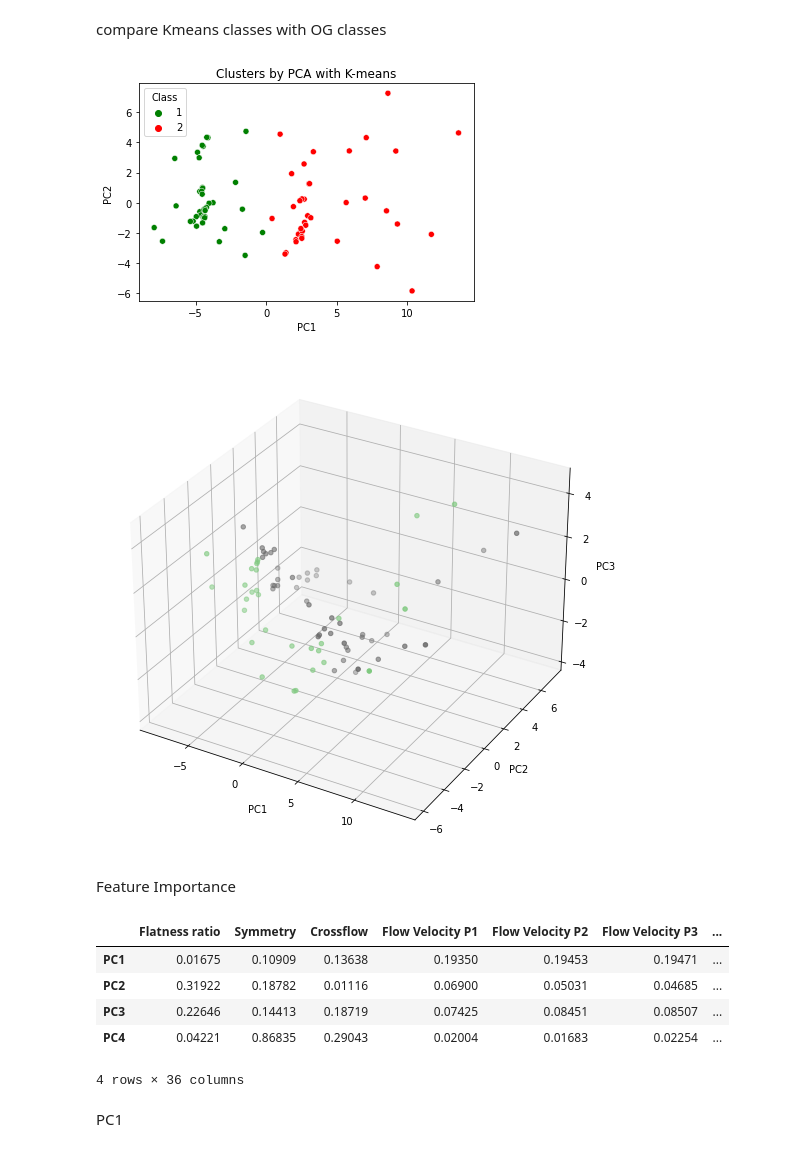
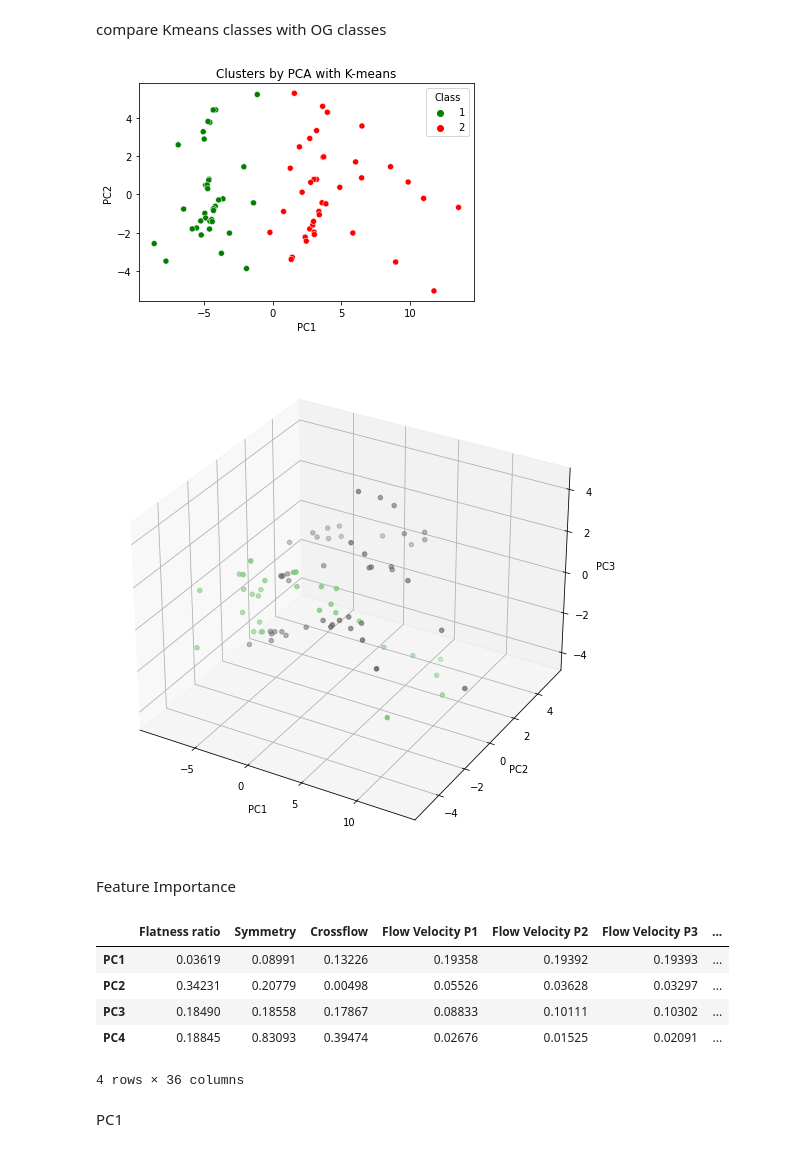
Before and after one commit to goldslime123/csc3005-DA, a Jupyter notebook: MeterA.ipynb, the cells around one changed output. Drawn from its saved outputs; the diff is of its cells as text; code cells hidden in the pictures.

```diff
--- a/MeterA.ipynb
+++ b/MeterA.ipynb
@@ -14,7 +14,7 @@ import seaborn as sns
 # %% [markdown]
 2. import dataset
 # %%
-raw_data = pd.read_csv('dataset/Meter A', sep='\t', header=None)
+raw_data = pd.read_csv('dataset\Meter A', sep='\t', header=None)
 #assigning the columns
 raw_data.columns = ['Flatness ratio', 'Symmetry', 'Crossflow',
             'Flow Velocity P1','Flow Velocity P2','Flow Velocity P3','Flow Velocity P4',
@@ -94,5 +106,6 @@ dtype: bool
 # %%
 raw_data = raw_data[(np.abs(stats.zscore(raw_data)) < 3).all(axis=1)]
 data_no_outlier = raw_data # rename data
-print(data_no_outlier.shape)
+data_no_outlier = data_no_outlier.reset_index(drop=True)
+data_no_outlier
 # %% [output]
@@ -158,7 +183,7 @@ The following are the outliers in the boxplot:
 Name: Speed of Sound P1, dtype: float64
 (83, 37)
 # %%
-data_no_outlier.drop(data_no_outlier.index[[19,20,21,68,70,71]],inplace=True)
+data_no_outlier.drop(data_no_outlier.index[[17,18,29,65,66,67]],inplace=True)
 data_no_outlier = data_no_outlier.reset_index(drop=True)
 
 val_2 = data_no_outlier['Speed of Sound P1']
@@ -342,13 +356,13 @@ compare Kmeans classes with OG classes
 # %%
 df_segm_pca_kmeans['Class']=df_segm_pca_kmeans['K-means'].map({0:1,1:2,2:3})
 
-x_axis= df_segm_pca_kmeans['PC1']
-y_axis= df_segm_pca_kmeans['PC2']
-sns.scatterplot(x_axis,y_axis,hue=df_segm_pca_kmeans['Class'],palette=['g','r'])
+x= df_segm_pca_kmeans['PC1']
+y= df_segm_pca_kmeans['PC2']
+sns.scatterplot(x,y,hue=df_segm_pca_kmeans['Class'],palette=['g','r'])
 plt.title('Clusters by PCA with K-means')
 plt.show()
 # %% [output]
-[figure, old version]
+[figure, new version]
 # %%
 fig = plt.figure(figsize=(12,9)).gca(projection='3d')
 fig.scatter(df_segm_pca_kmeans['PC1'],df_segm_pca_kmeans['PC2']
@@ -358,7 +372,7 @@ fig.set_ylabel('PC2')
 fig.set_zlabel('PC3')
 _ = plt.show()
 # %% [output]
-[figure, old version]
+[figure, new version]
 # %% [markdown]
 Feature Importance
 # %%
@@ -368,10 +382,10 @@ pd.set_option('display.float_format', lambda x: '%.5f' % x)
 df_pca
 # %% [output]
 |  | Flatness ratio | Symmetry | Crossflow | Flow Velocity P1 | Flow Velocity P2 | Flow Velocity P3 | ... |
-| PC1 | 0.01675 | 0.10909 | 0.13638 | 0.19350 | 0.19453 | 0.19471 | ... |
-| PC2 | 0.31922 | 0.18782 | 0.01116 | 0.06900 | 0.05031 | 0.04685 | ... |
-| PC3 | 0.22646 | 0.14413 | 0.18719 | 0.07425 | 0.08451 | 0.08507 | ... |
-| PC4 | 0.04221 | 0.86835 | 0.29043 | 0.02004 | 0.01683 | 0.02254 | ... |
+| PC1 | 0.03619 | 0.08991 | 0.13226 | 0.19358 | 0.19392 | 0.19393 | ... |
+| PC2 | 0.34231 | 0.20779 | 0.00498 | 0.05526 | 0.03628 | 0.03297 | ... |
+| PC3 | 0.18490 | 0.18558 | 0.17867 | 0.08833 | 0.10111 | 0.10302 | ... |
+| PC4 | 0.18845 | 0.83093 | 0.39474 | 0.02676 | 0.01525 | 0.02091 | ... |
 4 rows × 36 columns
 # %% [markdown]
 PC1
```
Also changed, not shown: parts of 41 cells of this notebook.
